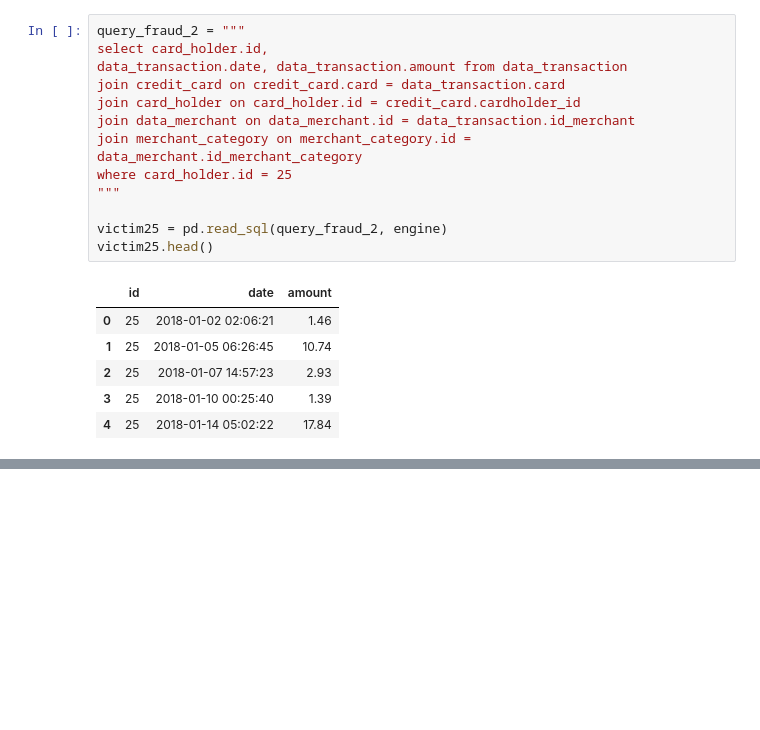
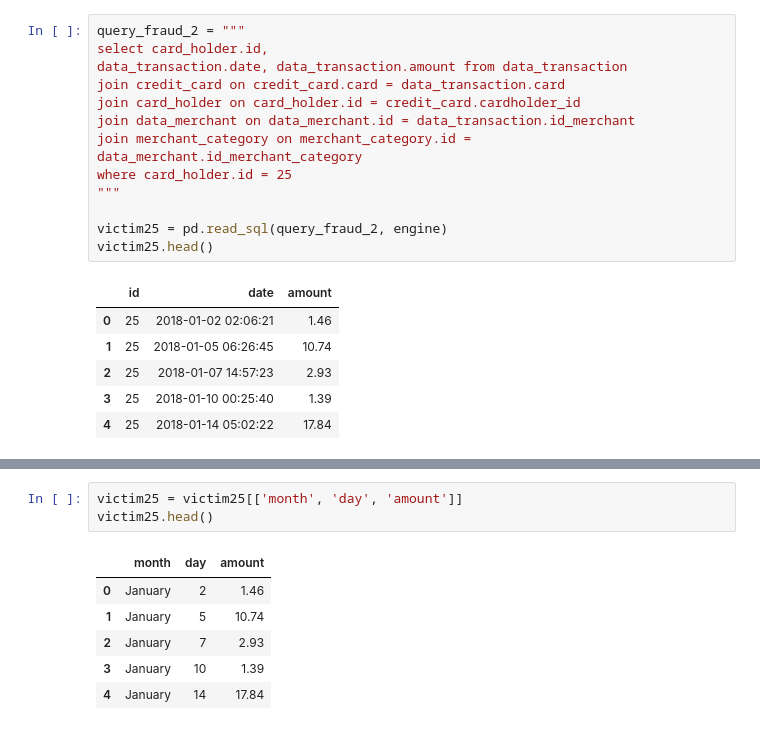
Before and after one commit to Danebob86/credit_card_suspicious_activity, a Jupyter notebook: credit_card_fraud_week7.ipynb, the cells around one changed output, grey strips where cells are left out. Drawn from its saved outputs; the diff is of its cells as text; blank space fills up the shorter version.

```diff
--- a/credit_card_fraud_week7.ipynb
+++ b/credit_card_fraud_week7.ipynb
@@ -166,0 +205,10 @@ victim25.head()
+# %%
+victim25 = victim25[['month', 'day', 'amount']]
+victim25.head()
+# %% [output]
+|  | month | day | amount |
+| 0 | January | 2 | 1.46 |
+| 1 | January | 5 | 10.74 |
+| 2 | January | 7 | 2.93 |
+| 3 | January | 10 | 1.39 |
+| 4 | January | 14 | 17.84 |
```
Also changed, not shown: parts of 12 cells of this notebook, 4 other files.
